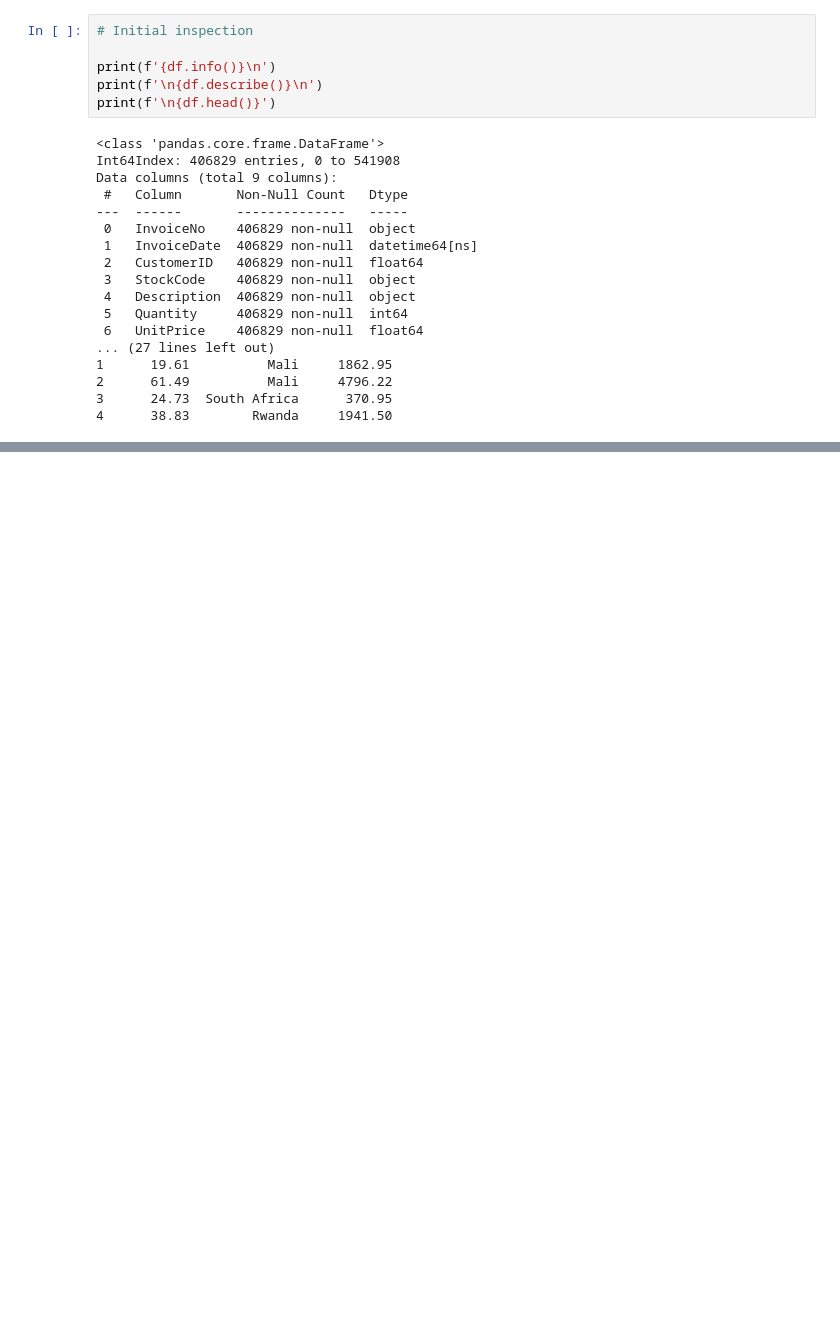
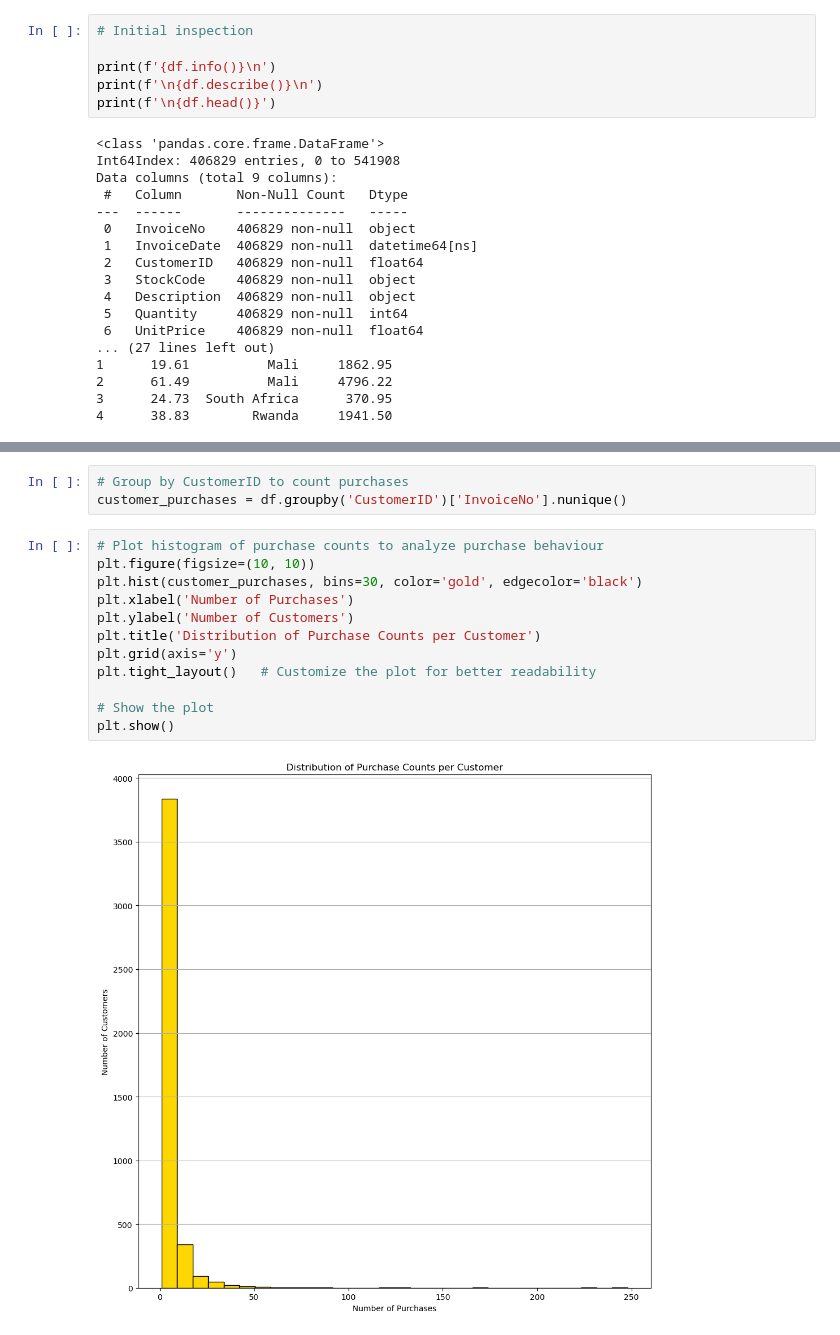
Before and after one commit to Emerald-GitHub/Eshop-pro-cohort-analysis, a Jupyter notebook: notebook/Eshop-pro-cohort-analysis.ipynb, the cells around one changed output, grey strips where cells are left out. Cells and saved outputs as stored; diff of their text form; blank space fills up the shorter version.

```diff
--- a/notebook/Eshop-pro-cohort-analysis.ipynb
+++ b/notebook/Eshop-pro-cohort-analysis.ipynb
@@ -128,0 +176,17 @@ Data columns (total 9 columns):
+# %%
+# Group by CustomerID to count purchases
+customer_purchases = df.groupby('CustomerID')['InvoiceNo'].nunique()
+# %%
+# Plot histogram of purchase counts to analyze purchase behaviour
+plt.figure(figsize=(10, 10))
+plt.hist(customer_purchases, bins=30, color='gold', edgecolor='black')
+plt.xlabel('Number of Purchases')
+plt.ylabel('Number of Customers')
+plt.title('Distribution of Purchase Counts per Customer')
+plt.grid(axis='y')
+plt.tight_layout()   # Customize the plot for better readability
+
+# Show the plot
+plt.show()
+# %% [output]
+[figure, added]
```
Also changed, not shown: parts of 23 cells of this notebook, 2 other files.
